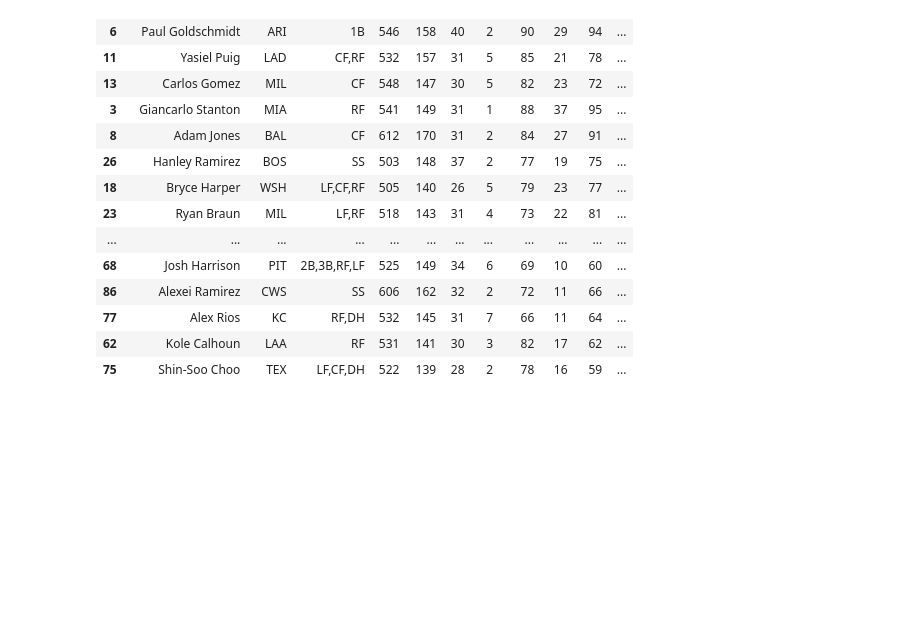
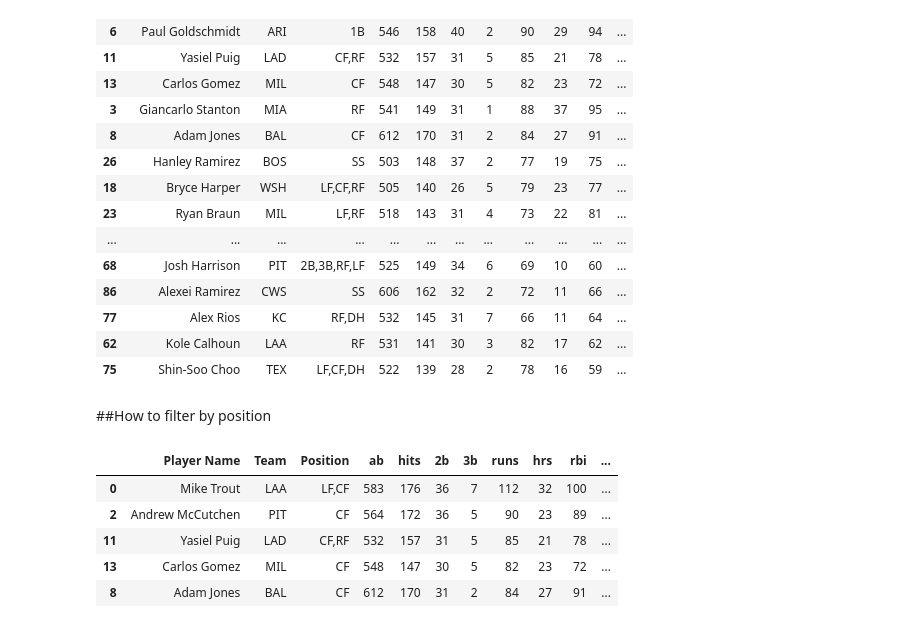
Before and after one commit to eihli/baseball-fantasy-draft, a Jupyter notebook: Simulated-Rankings.ipynb, the cells around one changed output. Saved outputs shown, nothing was run; the diff lists cells and outputs as text; code cells hidden in the pictures; blank space fills up the shorter version.

Commit message:
Test code to filter by position.

```diff
--- a/Simulated-Rankings.ipynb
+++ b/Simulated-Rankings.ipynb
@@ -41,3 +41,15 @@ df.head(50)
 | 77 | Alex Rios | KC | RF,DH | 532 | 145 | 31 | 7 | 66 | 11 | 64 | ... |
 | 62 | Kole Calhoun | LAA | RF | 531 | 141 | 30 | 3 | 82 | 17 | 62 | ... |
 | 75 | Shin-Soo Choo | TEX | LF,CF,DH | 522 | 139 | 28 | 2 | 78 | 16 | 59 | ... |
+# %% [markdown]
+##How to filter by position
+# %%
+center_fielders = df[df.apply(lambda e: 'CF' in e[' Position '].split(','), axis=1)]
+center_fielders.head()
+# %% [output]
+|  | Player Name | Team | Position | ab | hits | 2b | 3b | runs | hrs | rbi | ... |
+| 0 | Mike Trout | LAA | LF,CF | 583 | 176 | 36 | 7 | 112 | 32 | 100 | ... |
+| 2 | Andrew McCutchen | PIT | CF | 564 | 172 | 36 | 5 | 90 | 23 | 89 | ... |
+| 11 | Yasiel Puig | LAD | CF,RF | 532 | 157 | 31 | 5 | 85 | 21 | 78 | ... |
+| 13 | Carlos Gomez | MIL | CF | 548 | 147 | 30 | 5 | 82 | 23 | 72 | ... |
+| 8 | Adam Jones | BAL | CF | 612 | 170 | 31 | 2 | 84 | 27 | 91 | ... |
```
Also changed, not shown: 1 other file.
